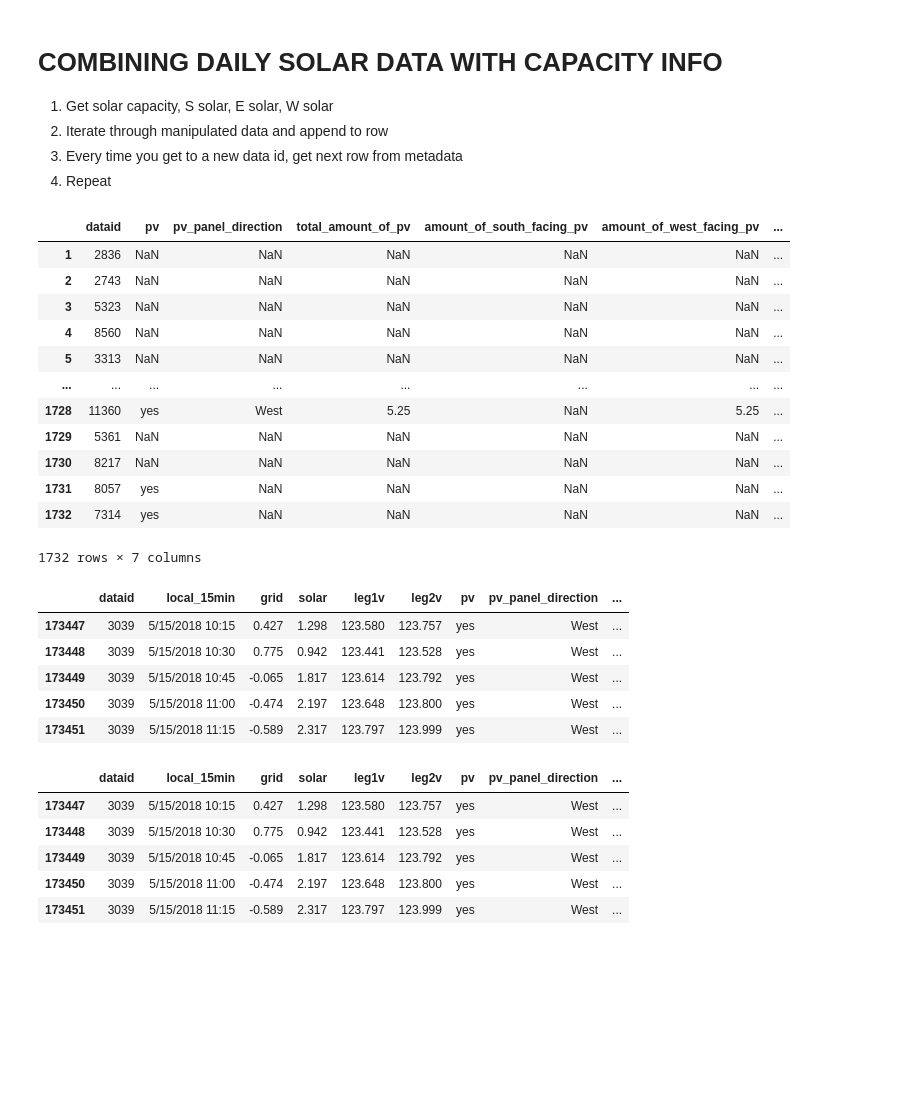
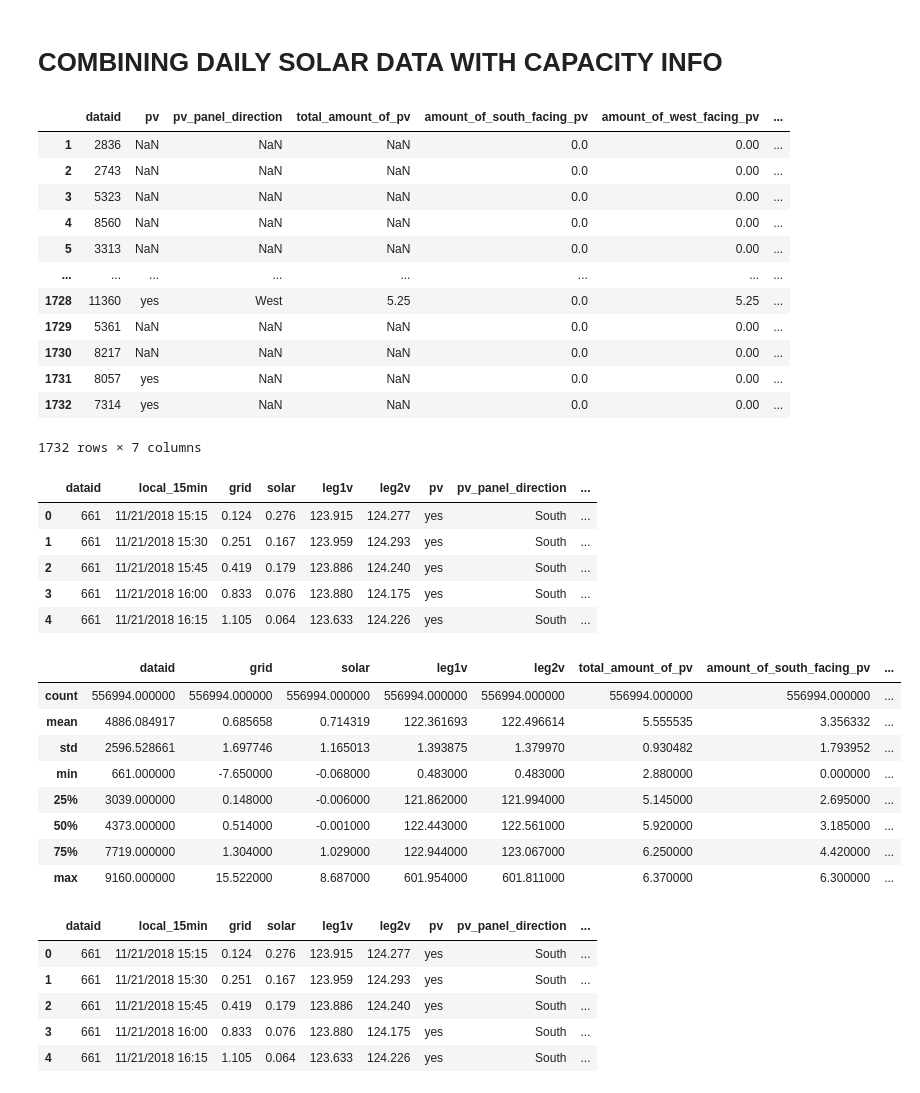
Before and after one commit to manthanand/SeniorDesign, a Jupyter notebook: Solar Forecasting/Data Cleaning.ipynb, the cells around one changed output. Cells and saved outputs as stored; diff of their text form; code cells hidden in the pictures; blank space fills up the shorter version.

```diff
--- a/Solar Forecasting/Data Cleaning.ipynb
+++ b/Solar Forecasting/Data Cleaning.ipynb
@@ -5,35 +5,34 @@ import datetime
 import time
 # %% [markdown]
 # COMBINING DAILY SOLAR DATA WITH CAPACITY INFO
-1. Get solar capacity, S solar, E solar, W solar
-2. Iterate through manipulated data and append to row
-3. Every time you get to a new data id, get next row from metadata
-4. Repeat
 # %%
-# import data
+# import metadata
 metadata = pd.read_csv('metadata.csv')
 metadata.drop(index=metadata.index[0], axis=0, inplace=True)
 keeper_columns = ['dataid', 'pv', 'pv_panel_direction', 'total_amount_of_pv', 'amount_of_south_facing_pv', 'amount_of_west_facing_pv',
                  'amount_of_east_facing_pv']
 metadata = metadata[keeper_columns]
-metadata[["dataid", "total_amount_of_pv"]] = metadata[["dataid", "total_amount_of_pv"]].apply(pd.to_numeric)
+metadata[["dataid", "total_amount_of_pv", 'amount_of_south_facing_pv', 'amount_of_west_facing_pv',
+                 'amount_of_east_facing_pv']] = metadata[["dataid", "total_amount_of_pv", 'amount_of_south_facing_pv', 'amount_of_west_facing_pv',
+                 'amount_of_east_facing_pv']].apply(pd.to_numeric)
 
-solardata = pd.read_csv('manipulated_15minute_data_austin.csv')
-solardata[["dataid"]] = solardata[["dataid"]].apply(pd.to_numeric)
-solardata.dropna(inplace=True)
+# filling nans in certain metadata columns
+metadata[['amount_of_south_facing_pv', 'amount_of_west_facing_pv',
+                 'amount_of_east_facing_pv']] = metadata[['amount_of_south_facing_pv', 'amount_of_west_facing_pv',
+                 'amount_of_east_facing_pv']].fillna(0)
 
 metadata
 # %% [output]
 |  | dataid | pv | pv_panel_direction | total_amount_of_pv | amount_of_south_facing_pv | amount_of_west_facing_pv | ... |
-| 1 | 2836 | NaN | NaN | NaN | NaN | NaN | ... |
-| 2 | 2743 | NaN | NaN | NaN | NaN | NaN | ... |
-| 3 | 5323 | NaN | NaN | NaN | NaN | NaN | ... |
-| 4 | 8560 | NaN | NaN | NaN | NaN | NaN | ... |
-| 5 | 3313 | NaN | NaN | NaN | NaN | NaN | ... |
+| 1 | 2836 | NaN | NaN | NaN | 0.0 | 0.00 | ... |
+| 2 | 2743 | NaN | NaN | NaN | 0.0 | 0.00 | ... |
+| 3 | 5323 | NaN | NaN | NaN | 0.0 | 0.00 | ... |
+| 4 | 8560 | NaN | NaN | NaN | 0.0 | 0.00 | ... |
+| 5 | 3313 | NaN | NaN | NaN | 0.0 | 0.00 | ... |
 | ... | ... | ... | ... | ... | ... | ... | ... |
-| 1728 | 11360 | yes | West | 5.25 | NaN | 5.25 | ... |
-| 1729 | 5361 | NaN | NaN | NaN | NaN | NaN | ... |
-| 1730 | 8217 | NaN | NaN | NaN | NaN | NaN | ... |
-| 1731 | 8057 | yes | NaN | NaN | NaN | NaN | ... |
-| 1732 | 7314 | yes | NaN | NaN | NaN | NaN | ... |
+| 1728 | 11360 | yes | West | 5.25 | 0.0 | 5.25 | ... |
+| 1729 | 5361 | NaN | NaN | NaN | 0.0 | 0.00 | ... |
+| 1730 | 8217 | NaN | NaN | NaN | 0.0 | 0.00 | ... |
+| 1731 | 8057 | yes | NaN | NaN | 0.0 | 0.00 | ... |
+| 1732 | 7314 | yes | NaN | NaN | 0.0 | 0.00 | ... |
 1732 rows × 7 columns
@@ -45,11 +49,23 @@ merged.dropna(inplace=True)
 merged.head()
 # %% [output]
 |  | dataid | local_15min | grid | solar | leg1v | leg2v | pv | pv_panel_direction | ... |
-| 173447 | 3039 | 5/15/2018 10:15 | 0.427 | 1.298 | 123.580 | 123.757 | yes | West | ... |
-| 173448 | 3039 | 5/15/2018 10:30 | 0.775 | 0.942 | 123.441 | 123.528 | yes | West | ... |
-| 173449 | 3039 | 5/15/2018 10:45 | -0.065 | 1.817 | 123.614 | 123.792 | yes | West | ... |
-| 173450 | 3039 | 5/15/2018 11:00 | -0.474 | 2.197 | 123.648 | 123.800 | yes | West | ... |
-| 173451 | 3039 | 5/15/2018 11:15 | -0.589 | 2.317 | 123.797 | 123.999 | yes | West | ... |
+| 0 | 661 | 11/21/2018 15:15 | 0.124 | 0.276 | 123.915 | 124.277 | yes | South | ... |
+| 1 | 661 | 11/21/2018 15:30 | 0.251 | 0.167 | 123.959 | 124.293 | yes | South | ... |
+| 2 | 661 | 11/21/2018 15:45 | 0.419 | 0.179 | 123.886 | 124.240 | yes | South | ... |
+| 3 | 661 | 11/21/2018 16:00 | 0.833 | 0.076 | 123.880 | 124.175 | yes | South | ... |
+| 4 | 661 | 11/21/2018 16:15 | 1.105 | 0.064 | 123.633 | 124.226 | yes | South | ... |
+# %%
+merged.describe()
+# %% [output]
+|  | dataid | grid | solar | leg1v | leg2v | total_amount_of_pv | amount_of_south_facing_pv | ... |
+| count | 556994.000000 | 556994.000000 | 556994.000000 | 556994.000000 | 556994.000000 | 556994.000000 | 556994.000000 | ... |
+| mean | 4886.084917 | 0.685658 | 0.714319 | 122.361693 | 122.496614 | 5.555535 | 3.356332 | ... |
+| std | 2596.528661 | 1.697746 | 1.165013 | 1.393875 | 1.379970 | 0.930482 | 1.793952 | ... |
+| min | 661.000000 | -7.650000 | -0.068000 | 0.483000 | 0.483000 | 2.880000 | 0.000000 | ... |
+| 25% | 3039.000000 | 0.148000 | -0.006000 | 121.862000 | 121.994000 | 5.145000 | 2.695000 | ... |
+| 50% | 4373.000000 | 0.514000 | -0.001000 | 122.443000 | 122.561000 | 5.920000 | 3.185000 | ... |
+| 75% | 7719.000000 | 1.304000 | 1.029000 | 122.944000 | 123.067000 | 6.250000 | 4.420000 | ... |
+| max | 9160.000000 | 15.522000 | 8.687000 | 601.954000 | 601.811000 | 6.370000 | 6.300000 | ... |
 # %%
 # Create "Percent Output" column
 # Unit Assumptions. Near certain these are right:
@@ -60,11 +76,11 @@ merged["Percent Output"] = merged["solar"] / merged["total_amount_of_pv"]
 merged.head()
 # %% [output]
 |  | dataid | local_15min | grid | solar | leg1v | leg2v | pv | pv_panel_direction | ... |
-| 173447 | 3039 | 5/15/2018 10:15 | 0.427 | 1.298 | 123.580 | 123.757 | yes | West | ... |
-| 173448 | 3039 | 5/15/2018 10:30 | 0.775 | 0.942 | 123.441 | 123.528 | yes | West | ... |
-| 173449 | 3039 | 5/15/2018 10:45 | -0.065 | 1.817 | 123.614 | 123.792 | yes | West | ... |
-| 173450 | 3039 | 5/15/2018 11:00 | -0.474 | 2.197 | 123.648 | 123.800 | yes | West | ... |
-| 173451 | 3039 | 5/15/2018 11:15 | -0.589 | 2.317 | 123.797 | 123.999 | yes | West | ... |
+| 0 | 661 | 11/21/2018 15:15 | 0.124 | 0.276 | 123.915 | 124.277 | yes | South | ... |
+| 1 | 661 | 11/21/2018 15:30 | 0.251 | 0.167 | 123.959 | 124.293 | yes | South | ... |
+| 2 | 661 | 11/21/2018 15:45 | 0.419 | 0.179 | 123.886 | 124.240 | yes | South | ... |
+| 3 | 661 | 11/21/2018 16:00 | 0.833 | 0.076 | 123.880 | 124.175 | yes | South | ... |
+| 4 | 661 | 11/21/2018 16:15 | 1.105 | 0.064 | 123.633 | 124.226 | yes | South | ... |
 # %%
 # Transforming output data to include time-series information
 # IMPROVEMENT AREA: Fiddle with how far back you want the data to go to inform future predictions
```
Also changed, not shown: parts of 12 cells of this notebook, 5 other files.
